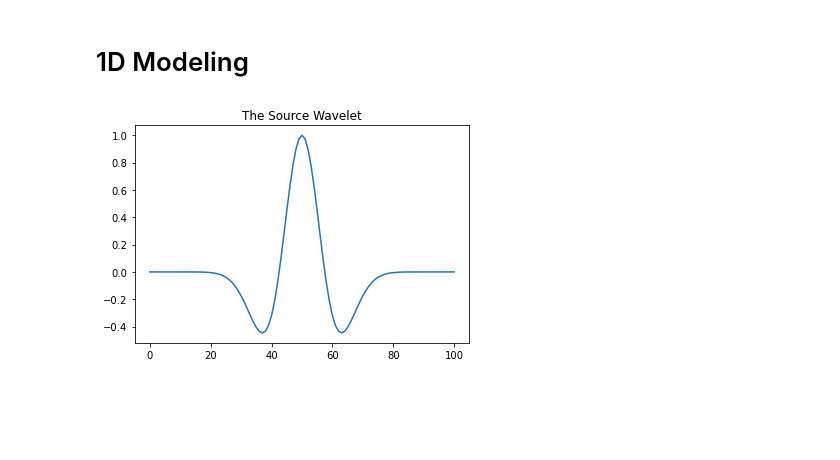
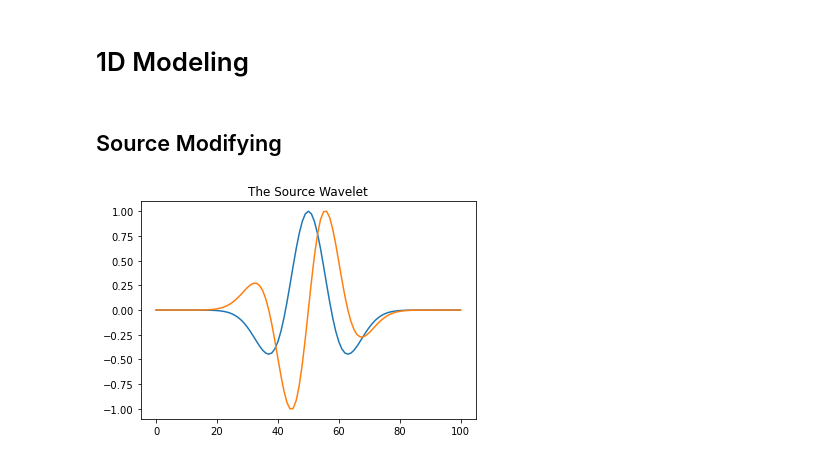
Before and after one commit to WaoBiu/TImeDispersion, a Jupyter notebook: Filter_using .ipynb, the cells around one changed output. Cells and saved outputs as stored; diff of their text form; code cells hidden in the pictures; blank space fills up the shorter version.

```diff
--- a/Filter_using .ipynb
+++ b/Filter_using .ipynb
@@ -16,11 +22,2 @@ plt.show()
 # %% [markdown]
 # 1D Modeling
-# %%
-# Model parameter setting
-t_max = 1.
-dt = 0.001
-nt = 1001
-
-t_0 = 0.05
-f_m = 30
-c = 3000
@@ -39,6 +24,22 @@ source_time_derivative = 1 * (-4 * (pi * f_m * (t_array-t_0)) * pi * f_m * \
-# %%
-plt.plot(t_array[0:101] * 1000, source_array[0:101])
-plt.title('The Source Wavelet')
-plt.show()
-# %% [output]
-[figure, removed]
+# %% [markdown]
+## Source Modifying
+# %%
+original_time_array = np.linspace(0, 0.1, 101)
+original_dt = 0.1 /  100
+original_vibration_array = (1 - 2 * (pi * f_m * (original_time_array-t_0))**2) * np.exp(-1 * (pi * f_m * (original_time_array-t_0))**2)
+original_derivative = -1 * (-4 * (pi * f_m * (original_time_array-t_0)) * pi * f_m * \
+                         np.exp(-1 * ( pi * f_m * (original_time_array-t_0))**2) + \
+                         (1 - 2 * (pi * f_m * (original_time_array-t_0))**2) * \
+                         np.exp(-1 * ( pi * f_m * (original_time_array-t_0))**2) * \
+                            -2 * (pi * f_m * (original_time_array-t_0)) * pi * f_m)
+derivative_max = np.max(original_derivative)
+original_derivative = original_derivative / derivative_max
+correction_time_array = np.linspace(0, 0.1, 101)
+correction_dt = 0.1 / 100
+# %%
+plt.plot(original_time_array * 1000, original_vibration_array)
+plt.plot(original_time_array * 1000, original_derivative)
+plt.title('The Source Wavelet')
+plt.show()
+# %% [output]
+[figure, added]
```
Also changed, not shown: parts of 31 cells of this notebook, 1 other file.
